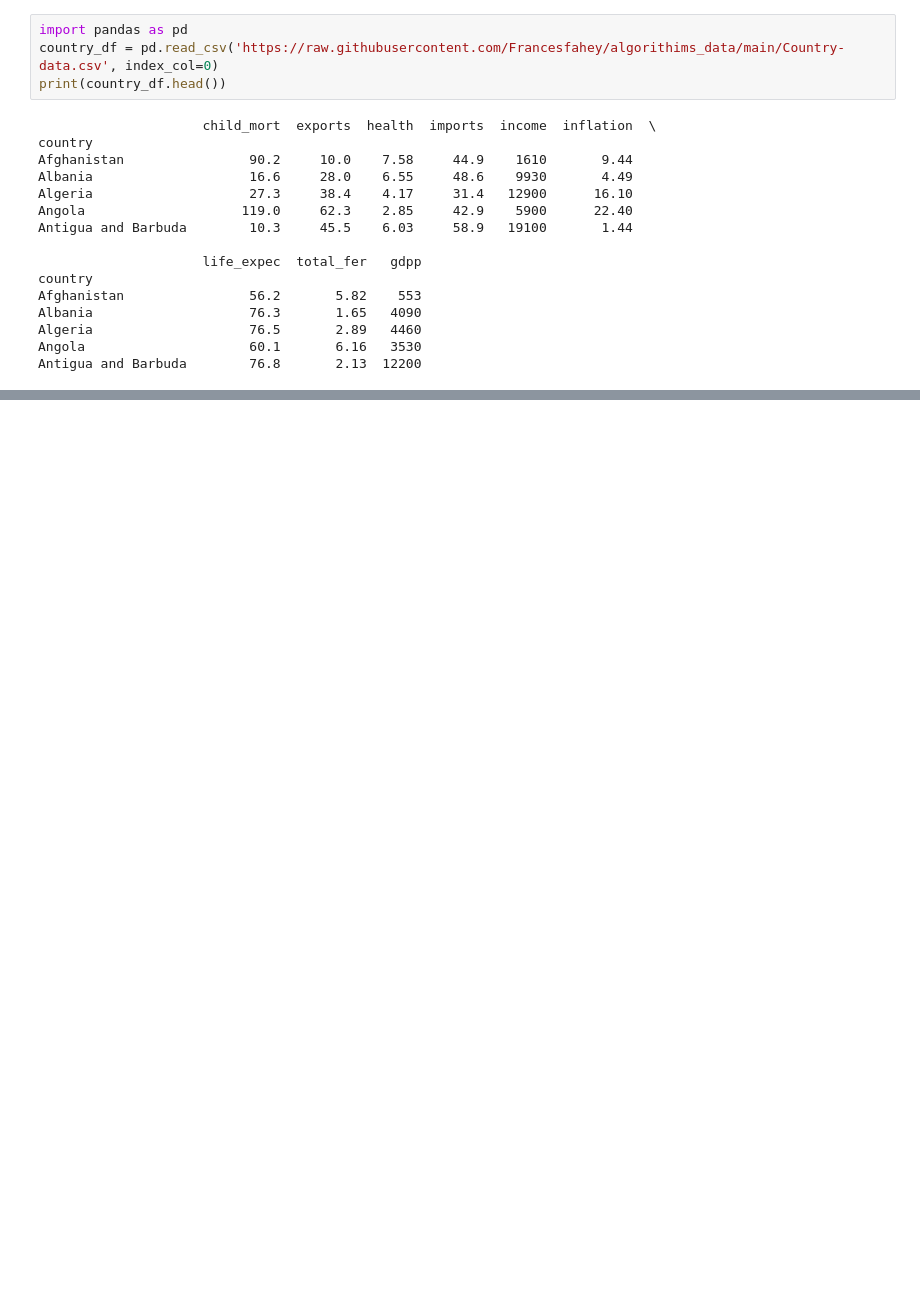
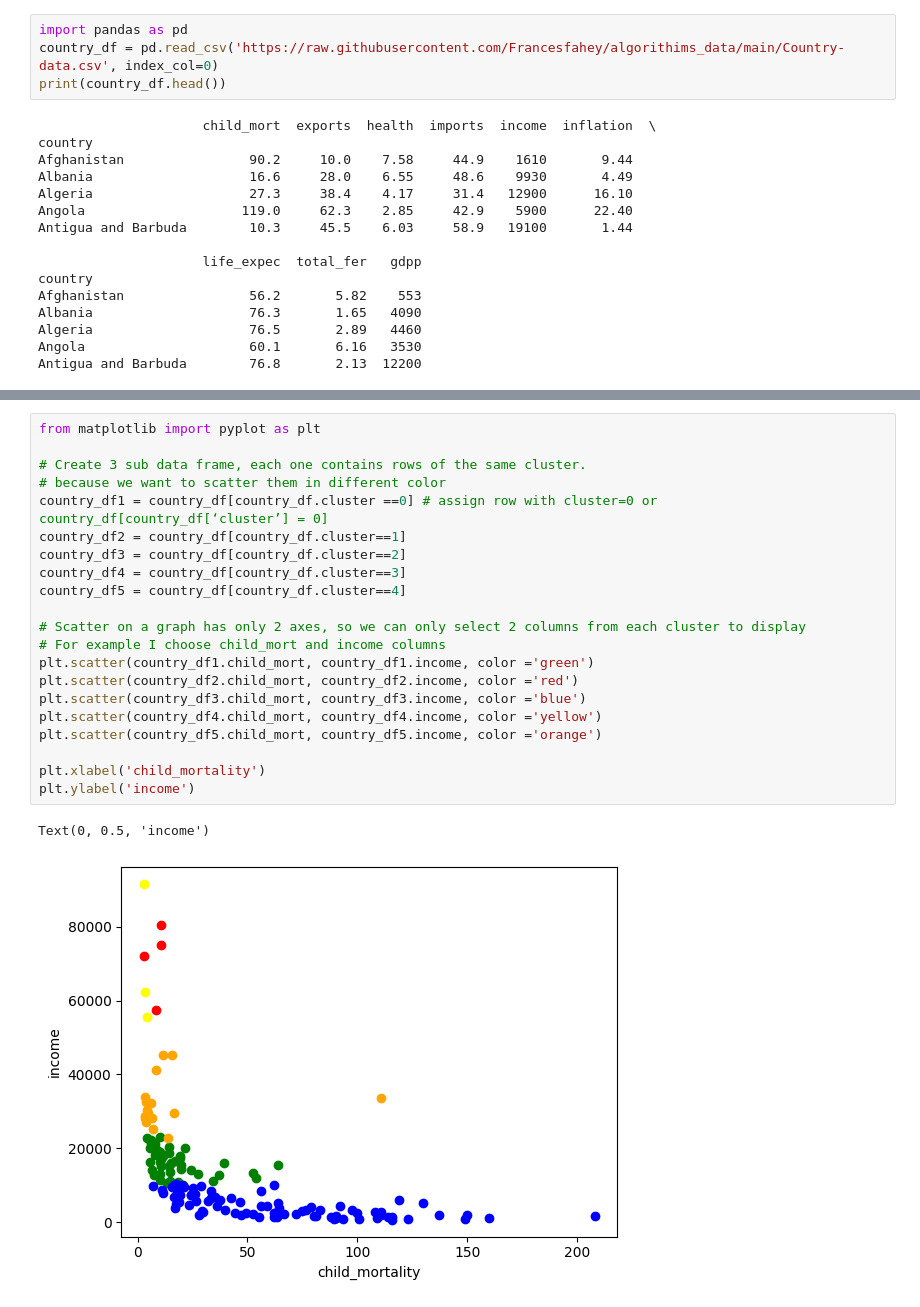
Before and after one commit to Francesfahey/algorithims_data, a Jupyter notebook: CA3_q2.ipynb, the cells around one changed output, grey strips where cells are left out. Drawn from its saved outputs; the diff is of its cells as text; blank space fills up the shorter version.

```diff
--- a/CA3_q2.ipynb
+++ b/CA3_q2.ipynb
@@ -22,0 +98,24 @@ Antigua and Barbuda        76.8       2.13  12200
+# %%
+from matplotlib import pyplot as plt
+
+# Create 3 sub data frame, each one contains rows of the same cluster.
+# because we want to scatter them in different color
+country_df1 = country_df[country_df.cluster ==0] # assign row with cluster=0 or country_df[country_df[‘cluster’] = 0]
+country_df2 = country_df[country_df.cluster==1]
+country_df3 = country_df[country_df.cluster==2]
+country_df4 = country_df[country_df.cluster==3]
+country_df5 = country_df[country_df.cluster==4]
+
+# Scatter on a graph has only 2 axes, so we can only select 2 columns from each cluster to display
+# For example I choose child_mort and income columns
+plt.scatter(country_df1.child_mort, country_df1.income, color ='green')
+plt.scatter(country_df2.child_mort, country_df2.income, color ='red')
+plt.scatter(country_df3.child_mort, country_df3.income, color ='blue')
+plt.scatter(country_df4.child_mort, country_df4.income, color ='yellow')
+plt.scatter(country_df5.child_mort, country_df5.income, color ='orange')
+
+plt.xlabel('child_mortality')
+plt.ylabel('income')
+# %% [output]
+Text(0, 0.5, 'income')
+[figure, added]
```
Also changed, not shown: parts of 6 cells of this notebook.
